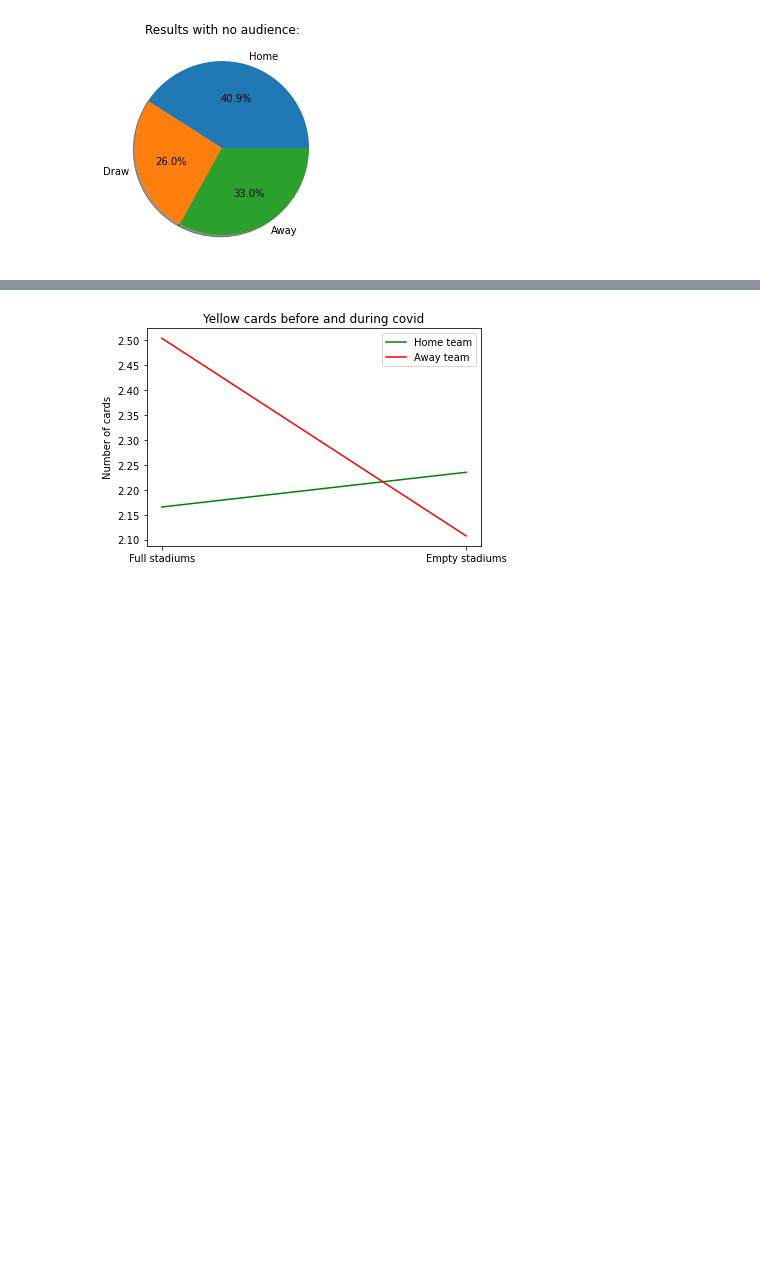
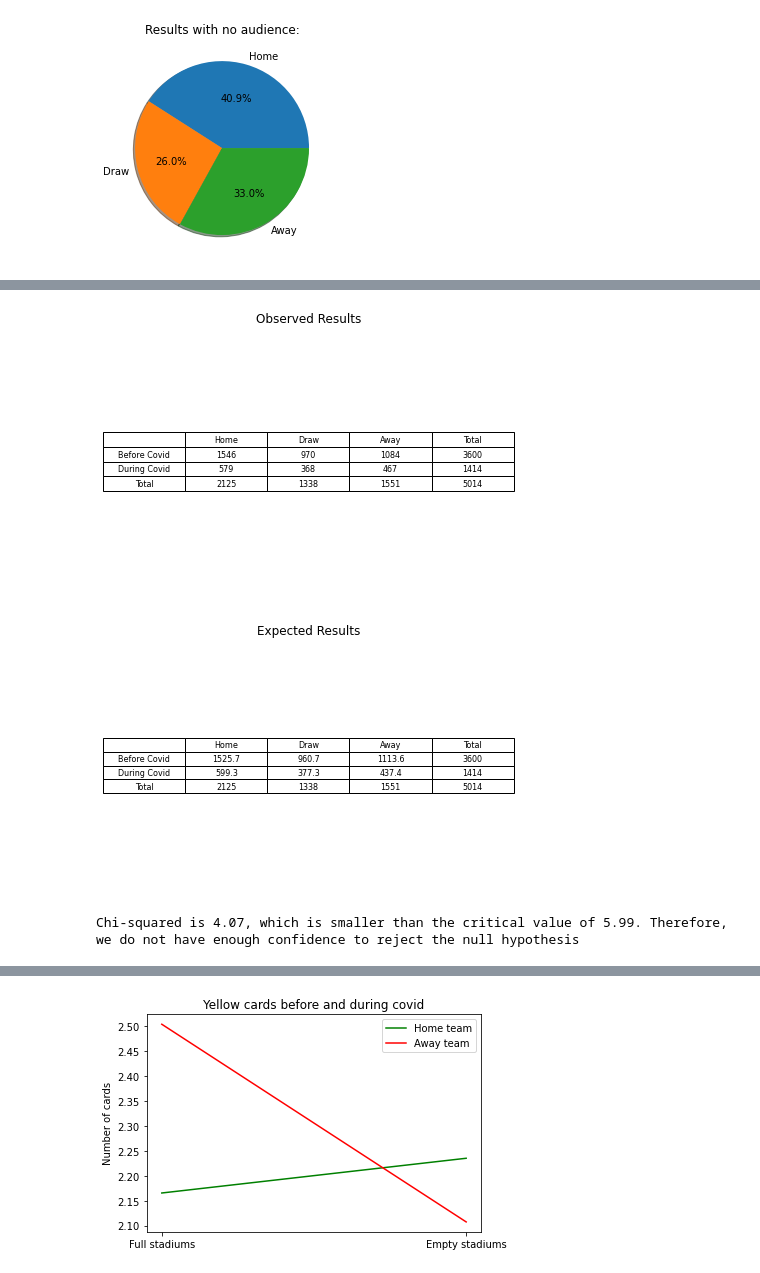
Before and after one commit to bmazou/data-analysis, a Jupyter notebook: statistics/Final/projekt.ipynb, the cells around one changed output, grey strips where cells are left out. Drawn from its saved outputs; the diff is of its cells as text; code cells hidden in the pictures; blank space fills up the shorter version.

```diff
--- a/statistics/Final/projekt.ipynb
+++ b/statistics/Final/projekt.ipynb
@@ -194,6 +191,8 @@ home_wins = full['FTR'].value_counts()['H']     # 'H' = Home Win
 draws = full['FTR'].value_counts()['D']         # 'D' = Draw
 away_wins = full['FTR'].value_counts()['A']     # 'A' = Away Win
 
+eu_results_pre = [home_wins, draws, away_wins]
+
 print(f'Sample size is: {len(full)} matches played before coronavirus')
 pie_chart('Results with an audience:', home_wins, draws, away_wins)
 # %% [output]
@@ -210,6 +209,9 @@ home_wins = empty['FTR'].value_counts()['H']
 draws = empty['FTR'].value_counts()['D']
 away_wins = empty['FTR'].value_counts()['A']
 
+eu_results_cov = [home_wins, draws, away_wins]
+
+
 print(f'Sample size is: {len(empty)} matches played during coronavirus')
 pie_chart('Results with no audience:', home_wins, draws, away_wins)
 # %% [output]
@@ -217,0 +227,6 @@ Sample size is: 1414 matches played during coronavirus
+# %%
+test_of_independence('Before Covid', eu_results_pre, 'During Covid', eu_results_cov, 5.99)
+# %% [output]
+[figure, added]
+[figure, added]
+Chi-squared is 4.07, which is smaller than the critical value of 5.99. Therefore, we do not have enough confidence to reject the null hypothesis
```
Also changed, not shown: parts of 18 cells of this notebook.
